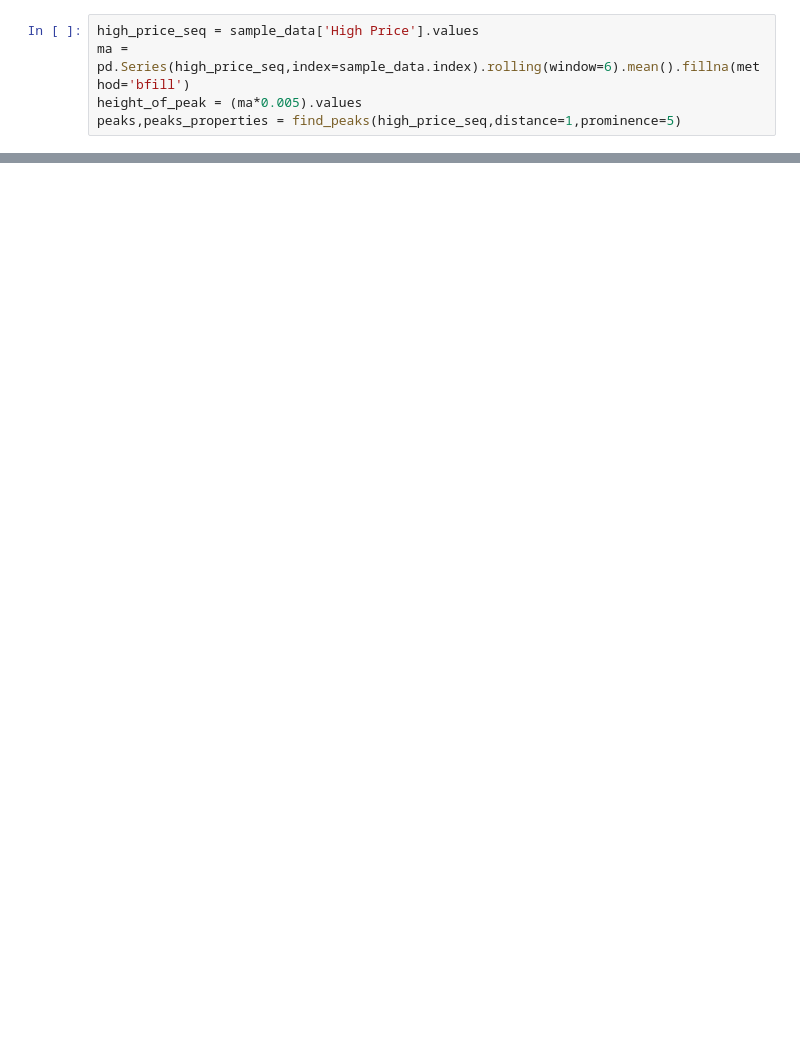
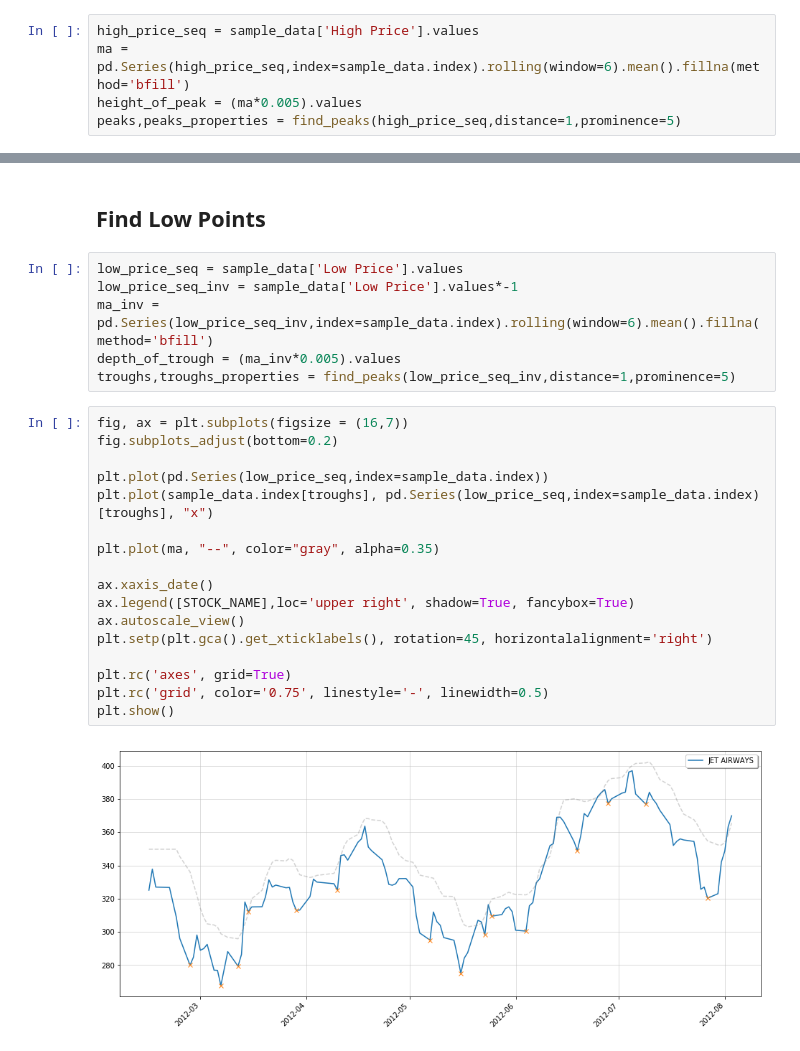
Before and after one commit to SanjotRaibagkar/AI-trading, a Jupyter notebook: Phase1-StockPrediction/Interest_Points.ipynb, the cells around one changed output, grey strips where cells are left out. Drawn from its saved outputs; the diff is of its cells as text; blank space fills up the shorter version.

```diff
--- a/Phase1-StockPrediction/Interest_Points.ipynb
+++ b/Phase1-StockPrediction/Interest_Points.ipynb
@@ -101 +101,28 @@ Date
 dtype: float64
+# %% [markdown]
+## Find Low Points
+# %%
+low_price_seq = sample_data['Low Price'].values
+low_price_seq_inv = sample_data['Low Price'].values*-1
+ma_inv = pd.Series(low_price_seq_inv,index=sample_data.index).rolling(window=6).mean().fillna(method='bfill')
+depth_of_trough = (ma_inv*0.005).values
+troughs,troughs_properties = find_peaks(low_price_seq_inv,distance=1,prominence=5)
+# %%
+fig, ax = plt.subplots(figsize = (16,7))
+fig.subplots_adjust(bottom=0.2)
+
+plt.plot(pd.Series(low_price_seq,index=sample_data.index))
+plt.plot(sample_data.index[troughs], pd.Series(low_price_seq,index=sample_data.index)[troughs], "x")
+
+plt.plot(ma, "--", color="gray", alpha=0.35)
+
+ax.xaxis_date()
+ax.legend([STOCK_NAME],loc='upper right', shadow=True, fancybox=True)
+ax.autoscale_view()
+plt.setp(plt.gca().get_xticklabels(), rotation=45, horizontalalignment='right')
+
+plt.rc('axes', grid=True)
+plt.rc('grid', color='0.75', linestyle='-', linewidth=0.5)
+plt.show()
+# %% [output]
+[figure, added]
```
Also changed, not shown: parts of 7 cells of this notebook, 4 other files.
